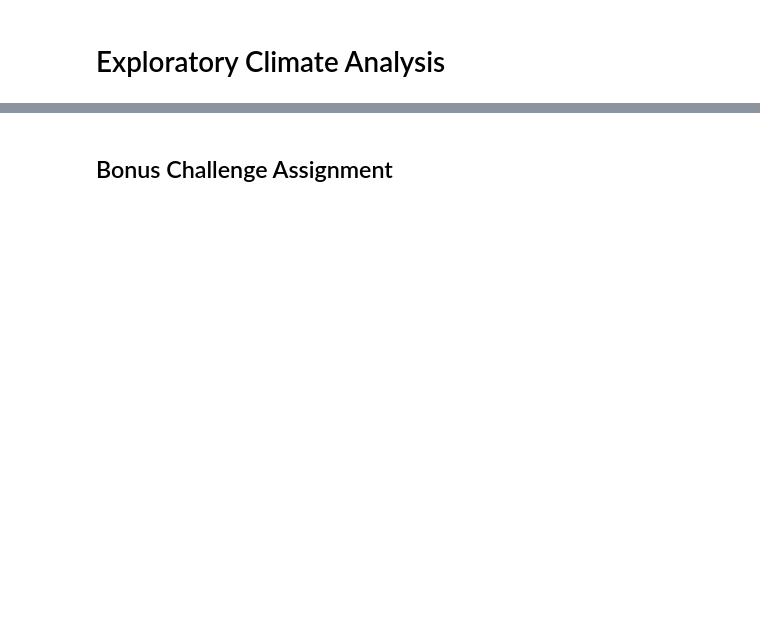
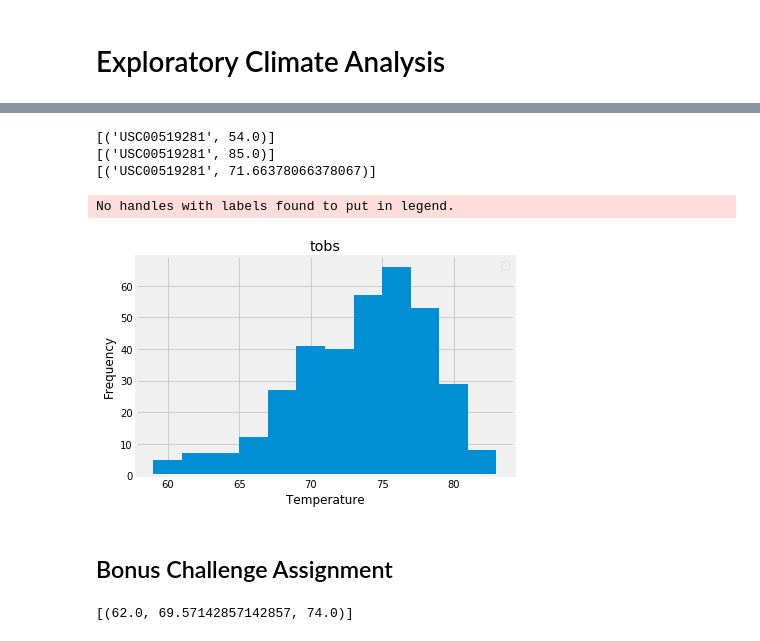
Before and after one commit to bford05/sqlalchemy-challenge, a Jupyter notebook: climate_starter.ipynb, the cells around one changed output, grey strips where cells are left out. Cells and saved outputs as stored; diff of their text form; code cells hidden in the pictures; blank space fills up the shorter version.

```diff
--- a/climate_starter.ipynb
+++ b/climate_starter.ipynb
@@ -127,3 +150,68 @@ precip_summary = pd.DataFrame({"Precipitation Value Count": precip_ct, "Precipit
+# %%
+# Using the station id from the previous query, calculate the lowest temperature recorded,
+# highest temperature recorded, and average temperature of the most active station?
+
+
+#Design queries for min, max, and avg temperatures for most active station
+
+stations_min = session.query(Measurement.station, func.min(Measurement.tobs)).\
+    filter(Measurement.station == 'USC00519281').\
+    group_by(Measurement.station).all()
+
+stations_max = session.query(Measurement.station, func.max(Measurement.tobs)).\
+    filter(Measurement.station == 'USC00519281').\
+    group_by(Measurement.station).all()
+
+stations_avg = session.query(Measurement.station, func.avg(Measurement.tobs)).\
+    filter(Measurement.station == 'USC00519281').\
+    group_by(Measurement.station).all()
+
+#Display min, max, and avg temp values for most active station
+
+print(stations_min)
+
+print(stations_max)
+
+print(stations_avg)
+# %% [output]
+[('USC00519281', 54.0)]
+[('USC00519281', 85.0)]
+[('USC00519281', 71.66378066378067)]
+# %%
+# Choose the station with the highest number of temperature observations.
+# Query the last 12 months of temperature observation data for this station and plot the results as a histogram
+
+#Find latest date from measurement table
+last_date_year = session.query(Measurement.date).order_by(Measurement.date.desc()).first()
+date = dt.datetime(2017, 8, 23)
+
+#Calculate the date equivalent to 12 months from the latest date in the data
+year_ago = date - timedelta(days=365)
+
+#Design query for temperature observation values for station USC00519281 for the last 12 months
+tobs_data = session.query(Measurement.tobs).\
+    filter(Measurement.date >= '2016-08-23').\
+    filter(Measurement.date <= '2017-08-23').\
+    filter(Measurement.station == 'USC00519281').\
+    order_by(Measurement.date).all()
+
+
+#Create dataframe from temperature observation query and drop null values
+tobs_data_df = pd.DataFrame(tobs_data, columns=['tobs'])
+tobs_data_df.dropna()
+
+
+#Plot temperature observation data for station USC00519281 for last 12 months
+tobs_data_df.hist(bins=12)
+plt.xlabel('Temperature')
+plt.ylabel('Frequency')
+plt.tight_layout()
+plt.legend(loc='upper right')
+plt.grid(True)
+plt.show()
+# %% [output]
+No handles with labels found to put in legend.
+[figure, added]
 # %% [markdown]
 ## Bonus Challenge Assignment
 # %%
@@ -145,6 +233,8 @@ def calc_temps(start_date, end_date):
 
 # function usage example
 print(calc_temps('2012-02-28', '2012-03-05'))
+# %% [output]
+[(62.0, 69.57142857142857, 74.0)]
 # %%
 # Use your previous function `calc_temps` to calculate the tmin, tavg, and tmax
 # for your trip using the previous year's data for those same dates.
```
Also changed, not shown: parts of 12 cells of this notebook, 1 other file.
